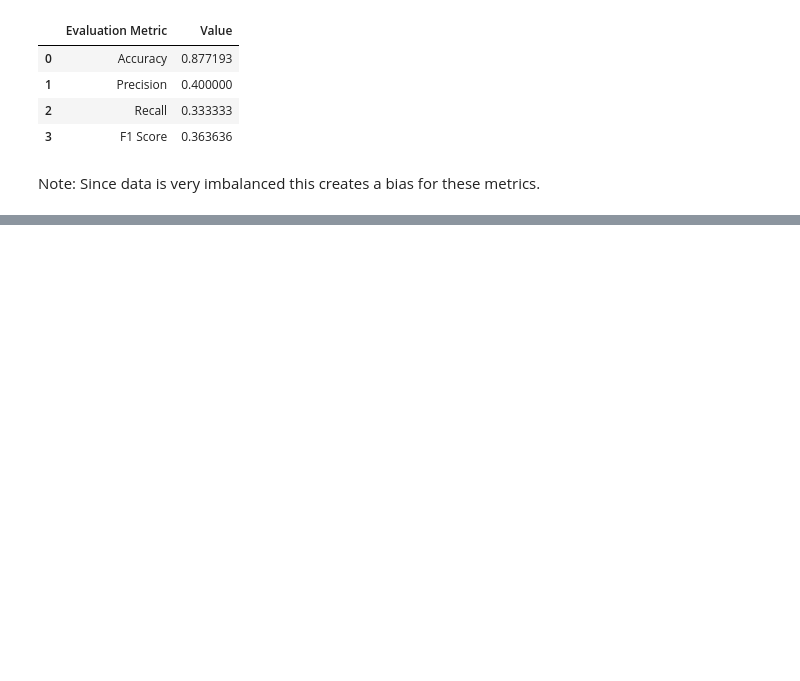
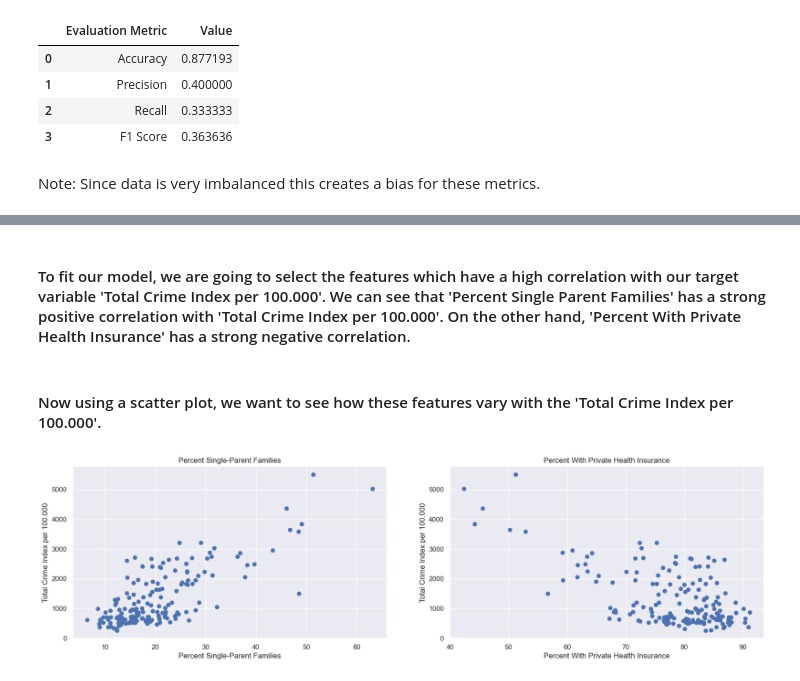
Before and after one commit to hari-p02/MATH3094_Project, a Jupyter notebook: CT Town Data.ipynb, the cells around one changed output, grey strips where cells are left out. Drawn from its saved outputs; the diff is of its cells as text; code cells hidden in the pictures; blank space fills up the shorter version.

```diff
--- a/CT Town Data.ipynb
+++ b/CT Town Data.ipynb
@@ -244,0 +307,20 @@ Note: Since data is very imbalanced this creates a bias for these metrics.
+# %% [markdown]
+#### To fit our model, we are going to select the features which have a high correlation with our target variable 'Total Crime Index per 100.000'. We can see that 'Percent Single Parent Families' has a strong positive correlation with 'Total Crime Index per 100.000'. On the other hand, 'Percent With Private Health Insurance' has a strong negative correlation.
+# %% [markdown]
+#### Now using a scatter plot, we want to see how these features vary with the 'Total Crime Index per 100.000'.
+# %%
+plt.figure(figsize=(20, 5))
+
+features = ['Percent Single-Parent Families', 'Percent With Private Health Insurance']
+target = df['Total Crime Index per 100.000']
+
+for i, col in enumerate(features):
+    plt.subplot(1, len(features) , i+1)
+    x = df[col]
+    y = target
+    plt.scatter(x, y, marker='o')
+    plt.title(col)
+    plt.xlabel(col)
+    plt.ylabel('Total Crime Index per 100.000')
+# %% [output]
+[figure, added]
```
Also changed, not shown: parts of 16 cells of this notebook.
